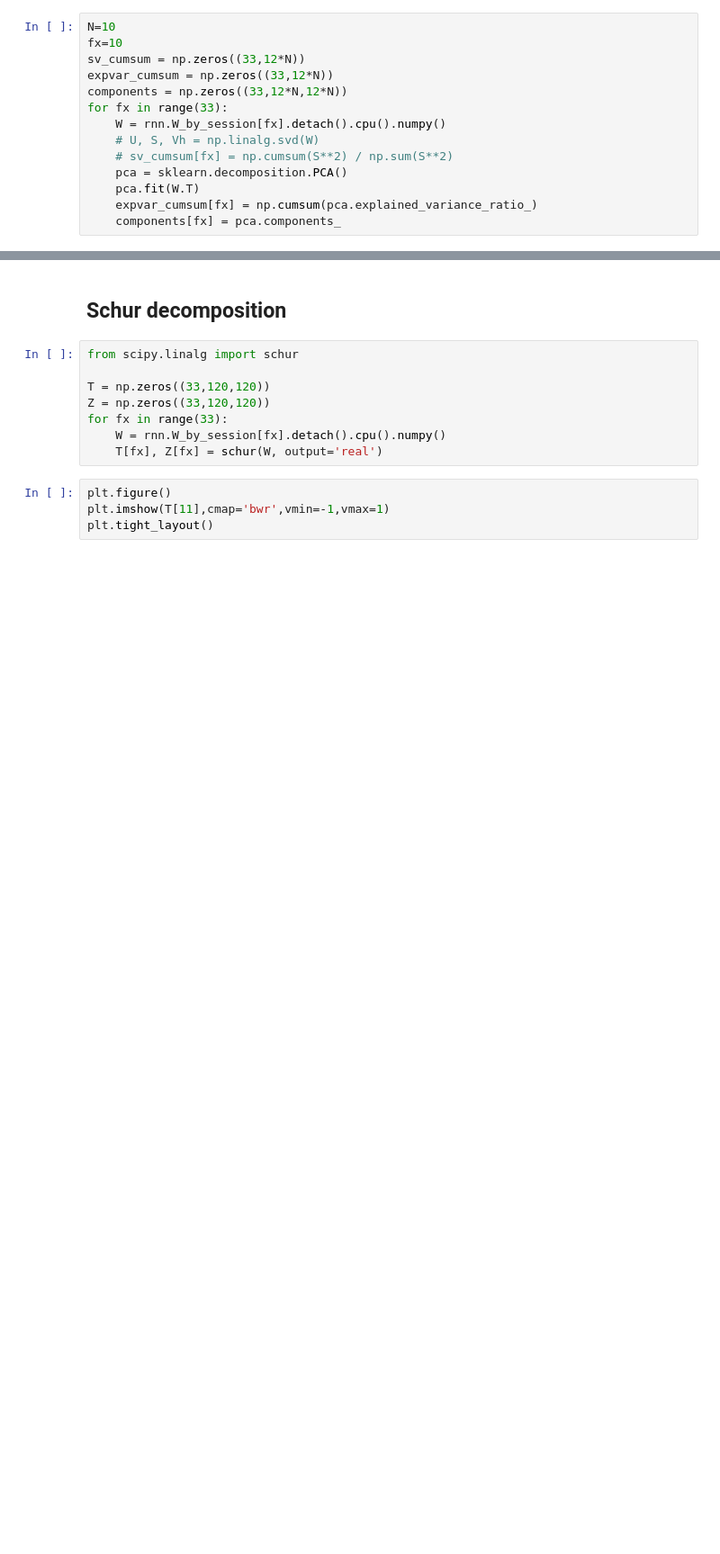
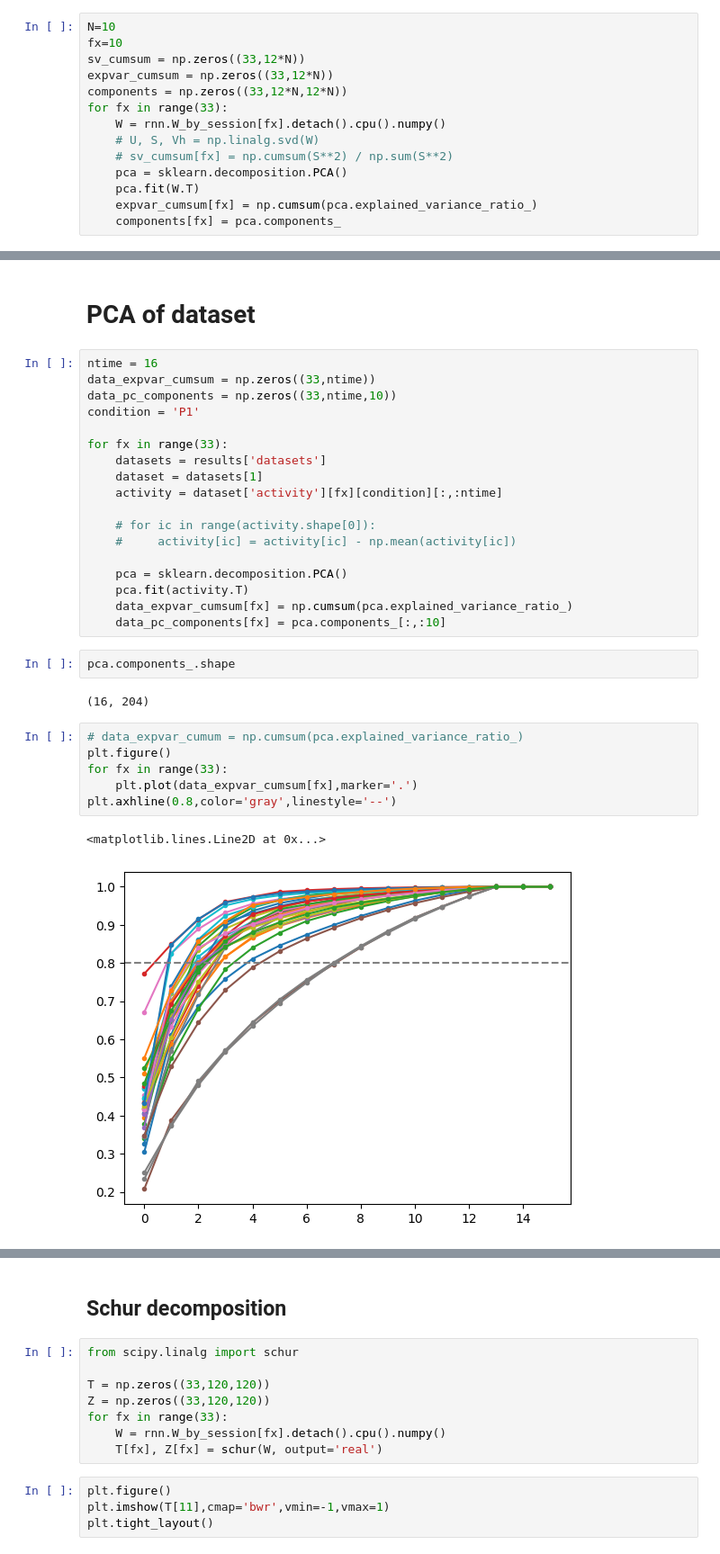
Before and after one commit to chrismkkim/ALMContinualLearning, a Jupyter notebook: _8_LatentNetwork_Notebook.ipynb, the cells around one changed output, grey strips where cells are left out. Shown at 90% size. Cells and saved outputs as stored; diff of their text form; blank space fills up the shorter version.

```diff
--- a/_8_LatentNetwork_Notebook.ipynb
+++ b/_8_LatentNetwork_Notebook.ipynb
@@ -213,0 +211,33 @@ plt.tight_layout()
+# %% [markdown]
+# PCA of dataset
+# %%
+ntime = 16
+data_expvar_cumsum = np.zeros((33,ntime))
+data_pc_components = np.zeros((33,ntime,10))
+condition = 'P1'
+
+for fx in range(33):
+    datasets = results['datasets']
+    dataset = datasets[1]
+    activity = dataset['activity'][fx][condition][:,:ntime]
+
+    # for ic in range(activity.shape[0]):
+    #     activity[ic] = activity[ic] - np.mean(activity[ic])
+
+    pca = sklearn.decomposition.PCA()
+    pca.fit(activity.T)
+    data_expvar_cumsum[fx] = np.cumsum(pca.explained_variance_ratio_)
+    data_pc_components[fx] = pca.components_[:,:10]
+# %%
+pca.components_.shape
+# %% [output]
+(16, 204)
+# %%
+# data_expvar_cumum = np.cumsum(pca.explained_variance_ratio_)
+plt.figure()
+for fx in range(33):
+    plt.plot(data_expvar_cumsum[fx],marker='.')
+plt.axhline(0.8,color='gray',linestyle='--')
+# %% [output]
+<matplotlib.lines.Line2D at 0x...>
+[figure, added]
```
Also changed, not shown: parts of 10 cells of this notebook, 1 other file.
